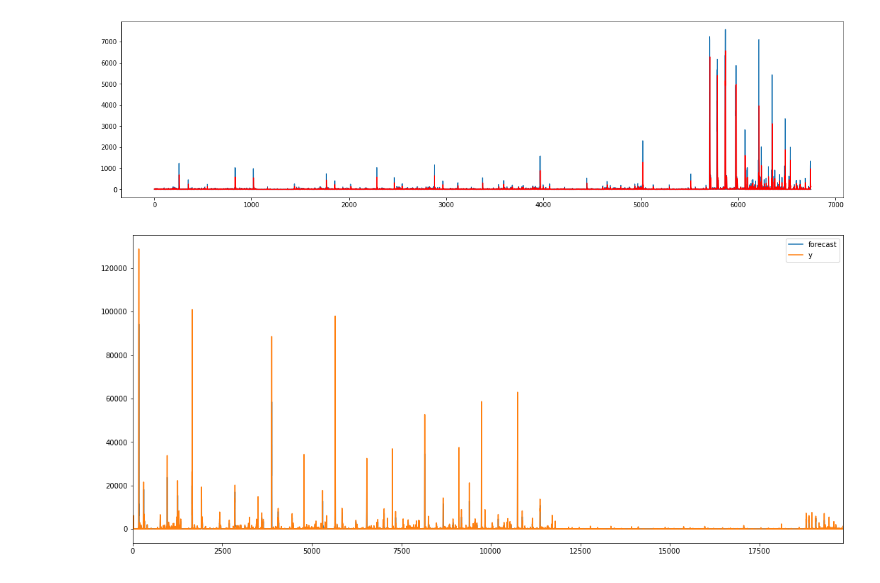
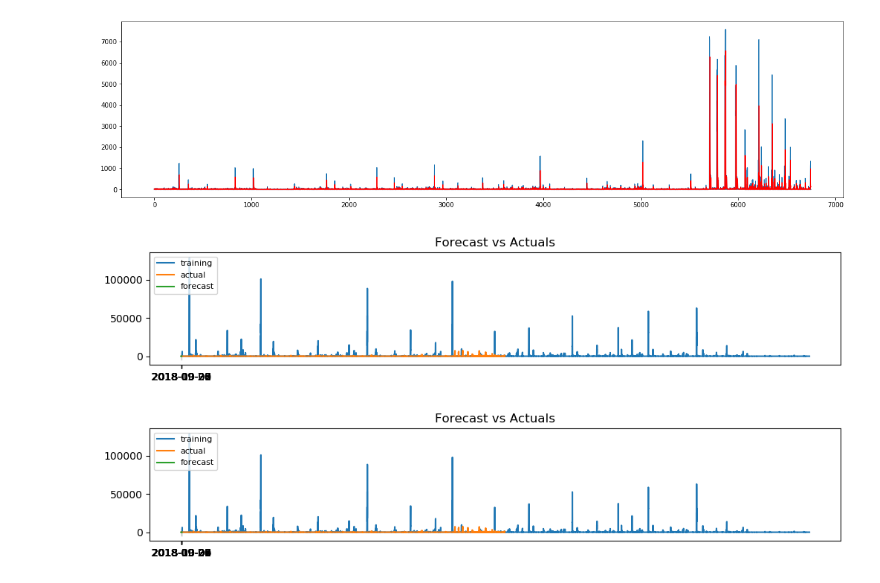
Before and after one commit to lumeihong/CampaignTimeSeries, a Jupyter notebook: task2 solution/forecast_analysis_ver3.ipynb, the cells around one changed output. Drawn from its saved outputs; the diff is of its cells as text; code cells hidden in the pictures.

```diff
--- a/task2 solution/forecast_analysis_ver3.ipynb
+++ b/task2 solution/forecast_analysis_ver3.ipynb
@@ -351,8 +351,51 @@ plt.plot(predictions, color='red')
 plt.show()
 # %% [output]
 [figure]
-# %%
-model_fit.plot_predict(dynamic=False)
-plt.show()
-# %% [output]
-[figure, removed]
+# %%
+# forecast 7 days
+fc, se, conf = model_fit.forecast(7, alpha=0.05)
+
+# make as pandas series
+fc_series = pd.Series(fc, index=('2018-09-26','2018-09-27','2018-09-28','2018-09-29','2018-09-30','2018-10-01','2018-10-02'))
+lower_series = pd.Series(conf[:, 0], index=('2018-09-26','2018-09-27','2018-09-28','2018-09-29','2018-09-30','2018-10-01','2018-10-02'))
+upper_series = pd.Series(conf[:, 1], index=('2018-09-26','2018-09-27','2018-09-28','2018-09-29','2018-09-30','2018-10-01','2018-10-02'))
+
+# plot
+plt.figure(figsize=(12,2), dpi=100)
+plt.plot(train, label='training')
+plt.plot(test, label='actual')
+plt.plot(fc_series, label='forecast')
+plt.fill_between(fc_series.index, lower_series, upper_series,
+                 color='k', alpha=.15)
+plt.title('Forecast vs Actuals')
+plt.legend(loc='upper left', fontsize=8)
+plt.show()
+# %% [output]
+[figure, added]
+# %%
+# forecast 14 days
+fc, se, conf = model_fit.forecast(14, alpha=0.05)
+
+# make as pandas series
+fc_series = pd.Series(fc,
+                      index=('2018-09-26','2018-09-27','2018-09-28','2018-09-29','2018-09-30','2018-10-01','2018-10-02',
+                             '2018-10-03','2018-10-04','2018-10-05','2018-10-06','2018-10-07','2018-10-08','2018-10-09'))
+lower_series = pd.Series(conf[:, 0],
+                         index=('2018-09-26','2018-09-27','2018-09-28','2018-09-29','2018-09-30','2018-10-01','2018-10-02',
+                             '2018-10-03','2018-10-04','2018-10-05','2018-10-06','2018-10-07','2018-10-08','2018-10-09'))
+upper_series = pd.Series(conf[:, 1],
+                         index=('2018-09-26','2018-09-27','2018-09-28','2018-09-29','2018-09-30','2018-10-01','2018-10-02',
+                             '2018-10-03','2018-10-04','2018-10-05','2018-10-06','2018-10-07','2018-10-08','2018-10-09'))
+
+# plot
+plt.figure(figsize=(12,2), dpi=100)
+plt.plot(train, label='training')
+plt.plot(test, label='actual')
+plt.plot(fc_series, label='forecast')
+plt.fill_between(fc_series.index, lower_series, upper_series,
+                 color='k', alpha=.15)
+plt.title('Forecast vs Actuals')
+plt.legend(loc='upper left', fontsize=8)
+plt.show()
+# %% [output]
+[figure, added]
```
Also changed, not shown: parts of 2 cells of this notebook.
